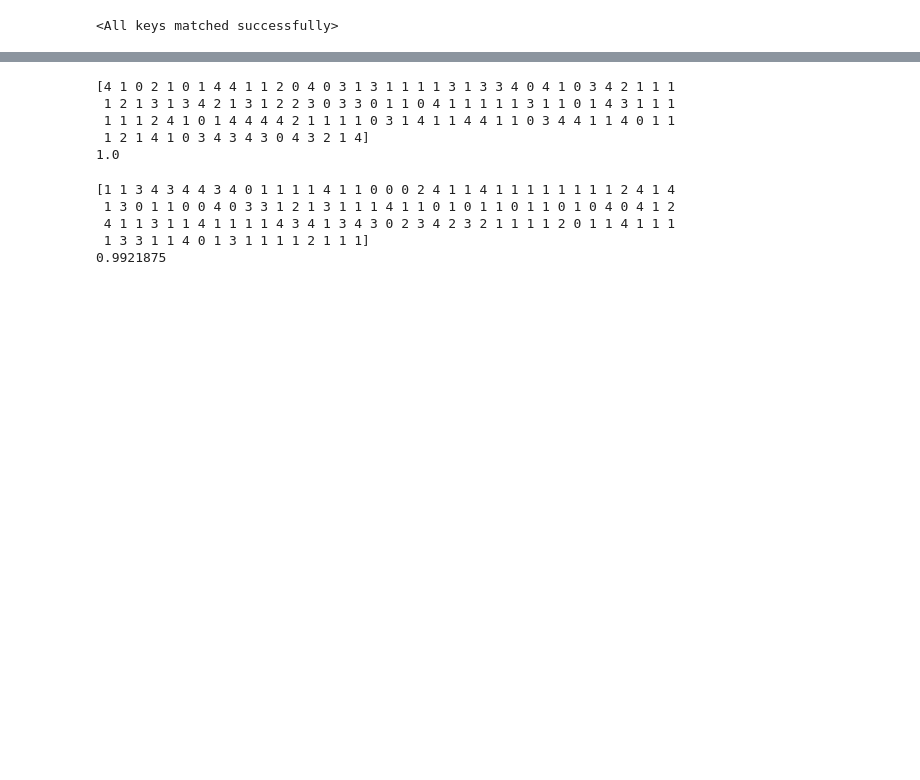
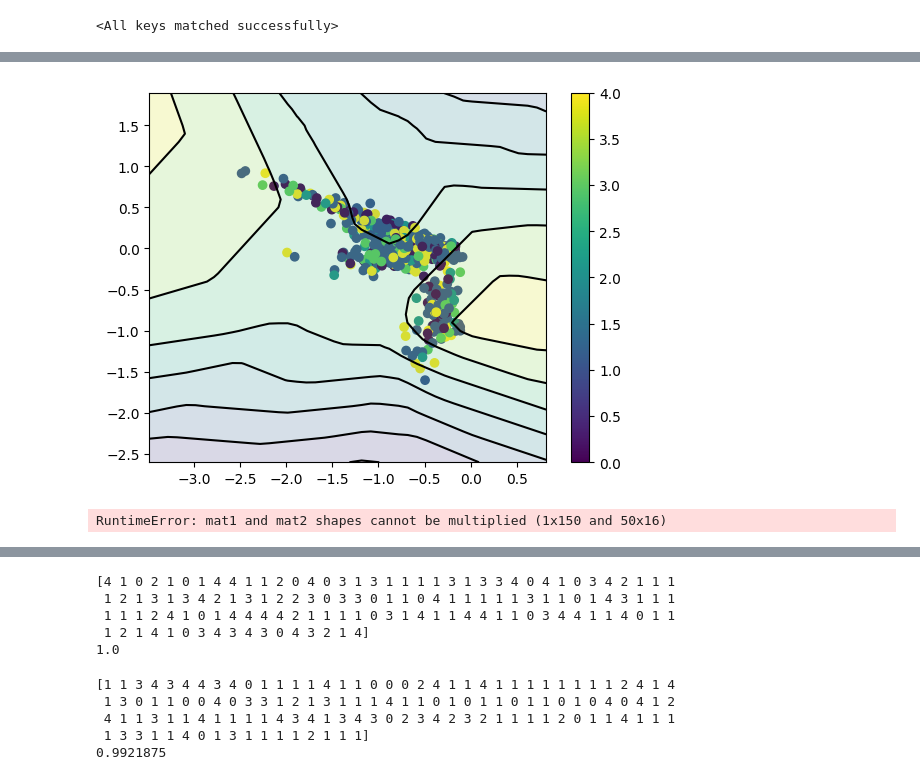
Before and after one commit to StefRodopCodes94/CounterFactual-VAE, a Jupyter notebook: Model/VAE.ipynb, the cells around one changed output, grey strips where cells are left out. Cells and saved outputs as stored; diff of their text form; code cells hidden in the pictures; blank space fills up the shorter version.

```diff
--- a/Model/VAE.ipynb
+++ b/Model/VAE.ipynb
@@ -411,0 +204,5 @@ TypeError: VAE.forward() missing 1 required positional argument: 'y'
+# %%
+# Define the model, optimizer, and scheduler
+model = VAE(input_size, hidden_size, latent_size)
+optimizer = optim.Adam(model.parameters(), lr=learning_rate)
+#scheduler = optim.lr_scheduler.StepLR(optimizer, step_size=0.2, gamma=0.1)
@@ -418,0 +278,20 @@ VAE.load_state_dict(model, torch.load('vae_one_study2.pth'))
+# %%
+# Create a grid of points in the latent space
+x_min, x_max = encoded_data[:, 0].min() - 1, encoded_data[:, 0].max() + 1
+y_min, y_max = encoded_data[:, 1].min() - 1, encoded_data[:, 1].max() + 1
+xx, yy = np.meshgrid(np.arange(x_min, x_max, 0.1), np.arange(y_min, y_max, 0.1))
+grid_points = torch.from_numpy(np.c_[xx.ravel(), yy.ravel()]).float().to(device)
+
+# Pass the grid points through the decoder to obtain their reconstructed data
+model.eval()
+with torch.no_grad():
+    decoded_data = model.decoder(grid_points).detach().cpu()
+
+# Plot the reconstructed data and decision boundaries
+plt.scatter(encoded_data[:, 0], encoded_data[:, 1], c=labels)
+plt.colorbar()
+plt.contourf(xx, yy, decoded_data[:, 0].reshape(xx.shape), alpha=0.2)
+plt.contour(xx, yy, decoded_data[:, 0].reshape(xx.shape), colors='black')
+plt.show()
+# %% [output]
+[figure, added]
@@ -419,3 +321,23 @@ VAE.load_state_dict(model, torch.load('vae_one_study2.pth'))
+# %%
+# Encode the input point into the latent space
+model.eval()
+with torch.no_grad():
+    x = torch.randn((1, input_dim)).to(device)
+    z0 = model.encoder(x)
+
+# Find the closest point in the latent space to the input point
+z = optimize(x, model.encoder, initial_z=z0, lr=0.01, num_iterations=1000)
+
+# Decode the optimized latent point back into the input space
+with torch.no_grad():
+    x_hat = model.decoder(z)
+
+# Print the input point, the optimized latent point, and the reconstructed input point
+print('Input point:', x)
+print('Optimized latent point:', z)
+print('Reconstructed input point:', x_hat)
+# %% [output]
+RuntimeError: mat1 and mat2 shapes cannot be multiplied (1x150 and 50x16)
 # %%
 with torch.no_grad():
     z, _ = model.decode(data.float())
```
Also changed, not shown: parts of 22 cells of this notebook, 2 other files.
